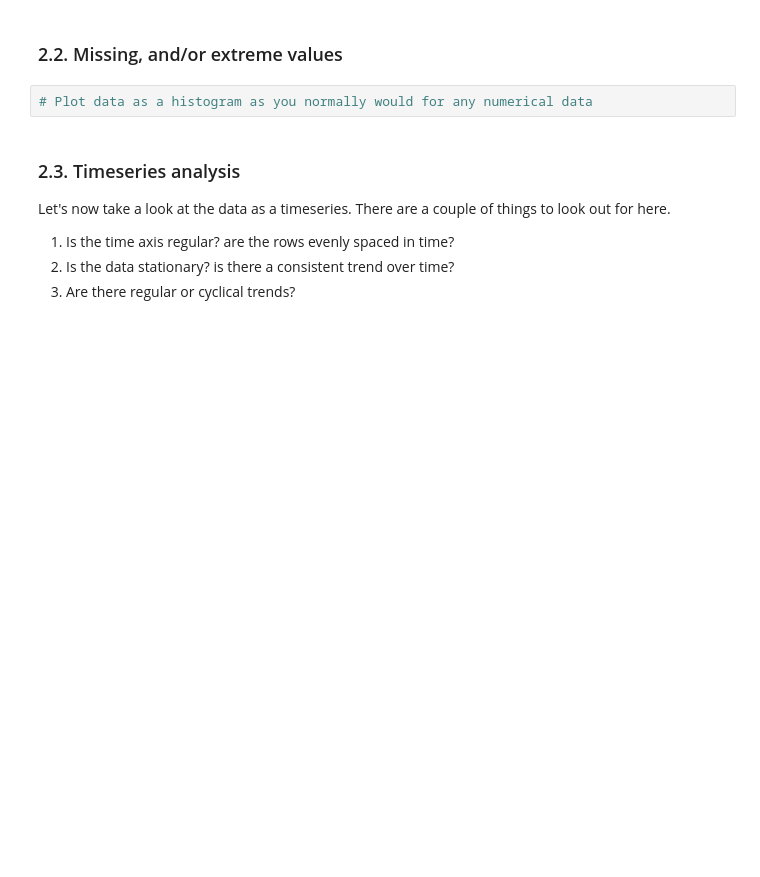
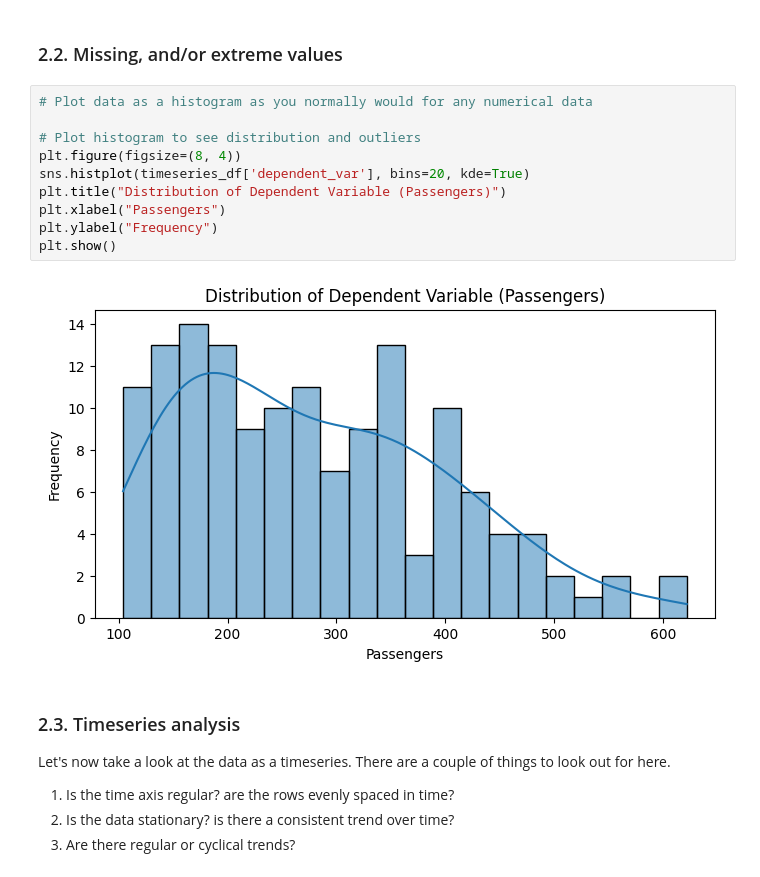
Before and after one commit to 4GeeksAcademy/Jack-Porter-time-series-project, a Jupyter notebook: notebooks/mvp.ipynb, the cells around one changed output. Saved outputs shown, nothing was run; the diff lists cells and outputs as text; blank space fills up the shorter version.

```diff
--- a/notebooks/mvp.ipynb
+++ b/notebooks/mvp.ipynb
@@ -134,8 +134,18 @@ Carry Forward RMSE: 33.71
 [figure]
 # %% [markdown]
 ### 2.2. Missing, and/or extreme values
-# %%
-# Plot data as a histogram as you normally would for any numerical data
+# %%
+# Plot data as a histogram as you normally would for any numerical data
+
+# Plot histogram to see distribution and outliers
+plt.figure(figsize=(8, 4))
+sns.histplot(timeseries_df['dependent_var'], bins=20, kde=True)
+plt.title("Distribution of Dependent Variable (Passengers)")
+plt.xlabel("Passengers")
+plt.ylabel("Frequency")
+plt.show()
+# %% [output]
+[figure, added]
 # %% [markdown]
 ### 2.3. Timeseries analysis
 
```
Also changed, not shown: parts of 6 cells of this notebook.
